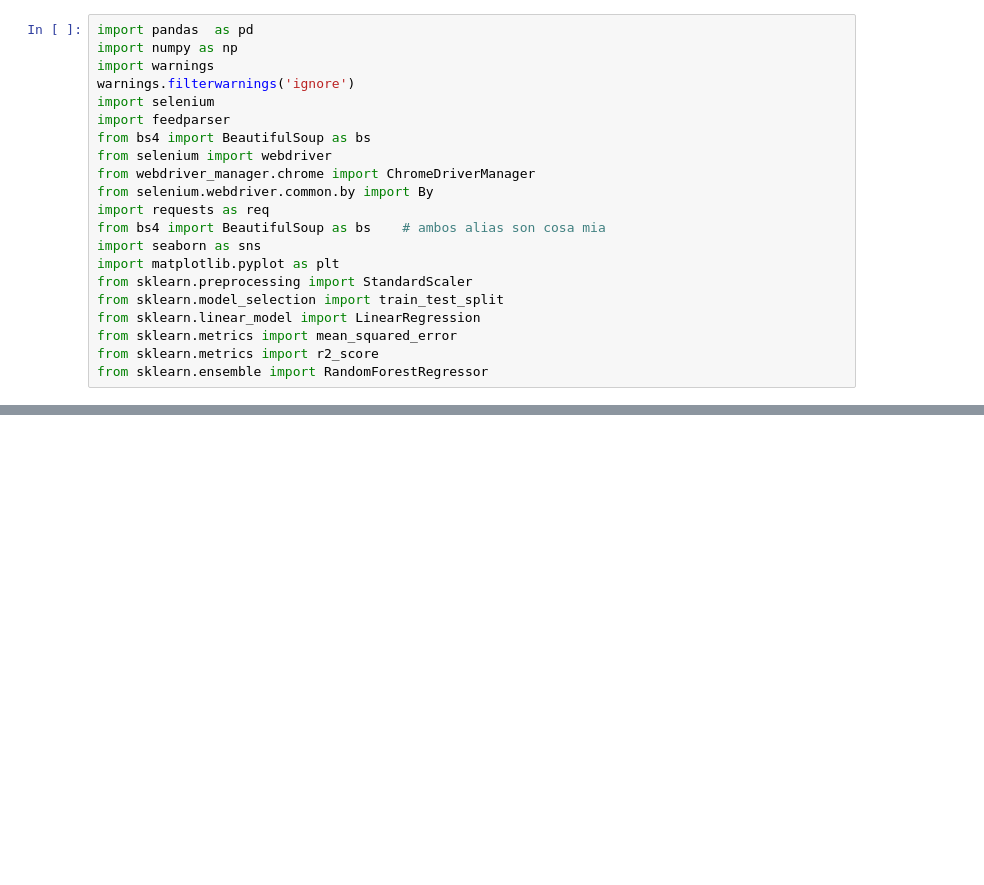
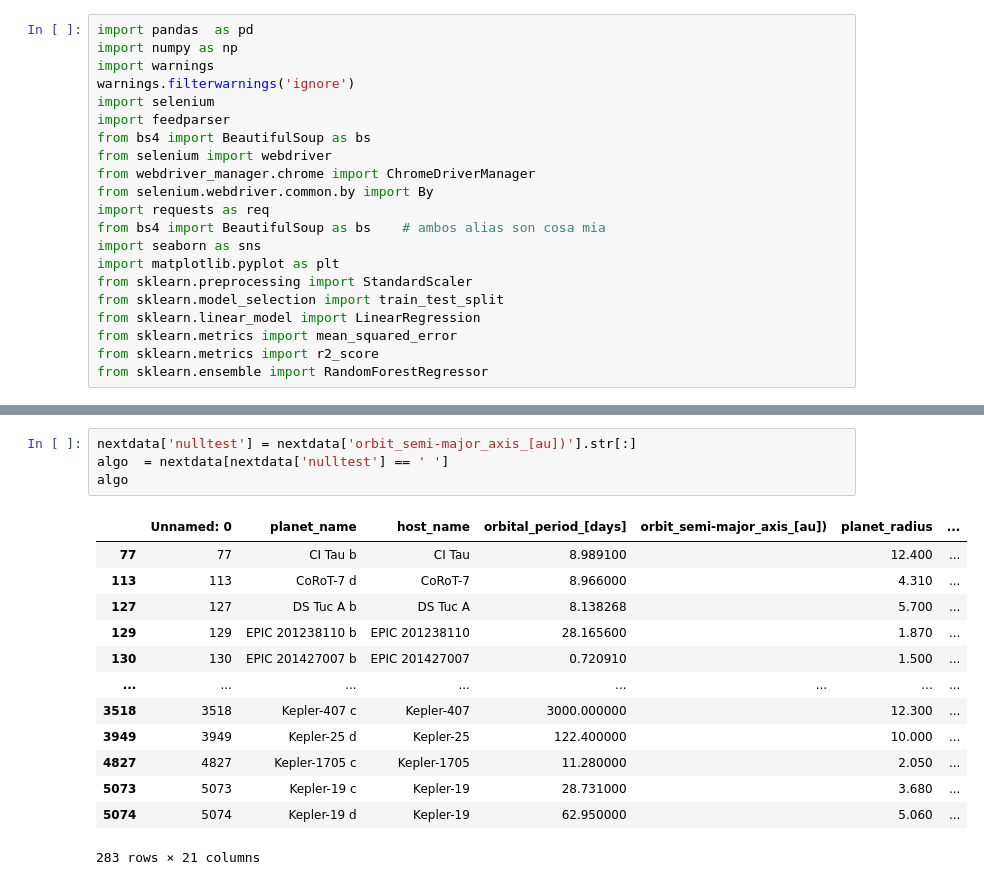
Before and after one commit to aminmadrileno/Exoplanet-project, a Jupyter notebook: orbitsemi_ML.ipynb, the cells around one changed output, grey strips where cells are left out. Saved outputs shown, nothing was run; the diff lists cells and outputs as text; blank space fills up the shorter version.

```diff
--- a/orbitsemi_ML.ipynb
+++ b/orbitsemi_ML.ipynb
@@ -57,0 +273,18 @@ modelexecution(X, y, 10)
+# %%
+nextdata['nulltest'] = nextdata['orbit_semi-major_axis_[au])'].str[:]
+algo  = nextdata[nextdata['nulltest'] == ' ']
+algo
+# %% [output]
+|  | Unnamed: 0 | planet_name | host_name | orbital_period_[days] | orbit_semi-major_axis_[au]) | planet_radius | ... |
+| 77 | 77 | CI Tau b | CI Tau | 8.989100 |  | 12.400 | ... |
+| 113 | 113 | CoRoT-7 d | CoRoT-7 | 8.966000 |  | 4.310 | ... |
+| 127 | 127 | DS Tuc A b | DS Tuc A | 8.138268 |  | 5.700 | ... |
+| 129 | 129 | EPIC 201238110 b | EPIC 201238110 | 28.165600 |  | 1.870 | ... |
+| 130 | 130 | EPIC 201427007 b | EPIC 201427007 | 0.720910 |  | 1.500 | ... |
+| ... | ... | ... | ... | ... | ... | ... | ... |
+| 3518 | 3518 | Kepler-407 c | Kepler-407 | 3000.000000 |  | 12.300 | ... |
+| 3949 | 3949 | Kepler-25 d | Kepler-25 | 122.400000 |  | 10.000 | ... |
+| 4827 | 4827 | Kepler-1705 c | Kepler-1705 | 11.280000 |  | 2.050 | ... |
+| 5073 | 5073 | Kepler-19 c | Kepler-19 | 28.731000 |  | 3.680 | ... |
+| 5074 | 5074 | Kepler-19 d | Kepler-19 | 62.950000 |  | 5.060 | ... |
+283 rows × 21 columns
```
Also changed, not shown: parts of 36 cells of this notebook, 5 other files.
